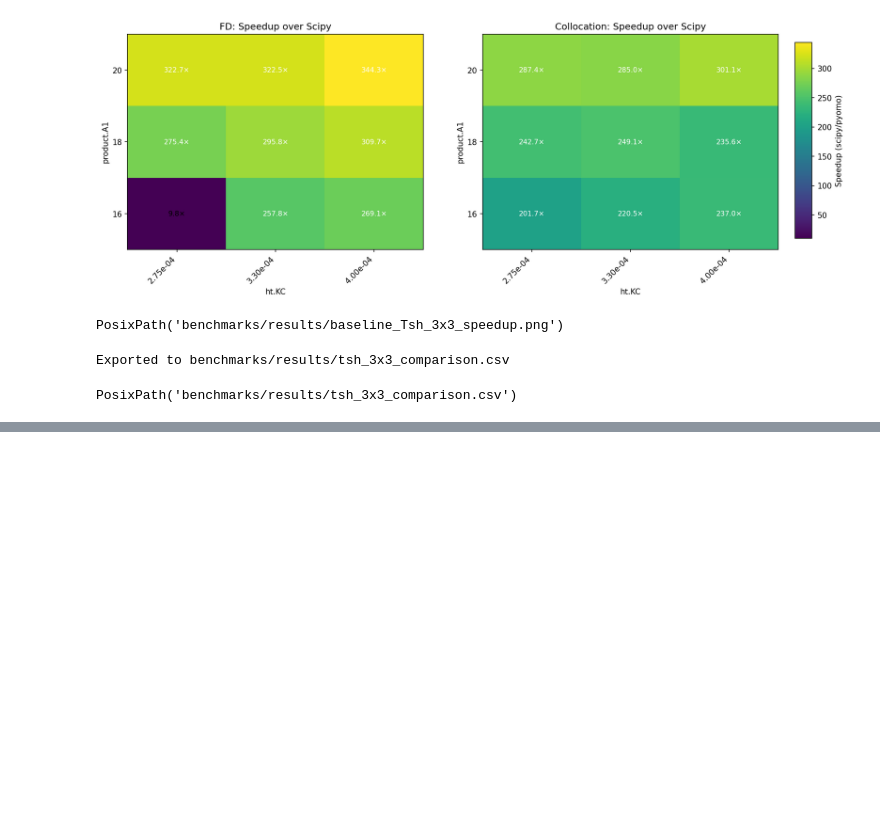
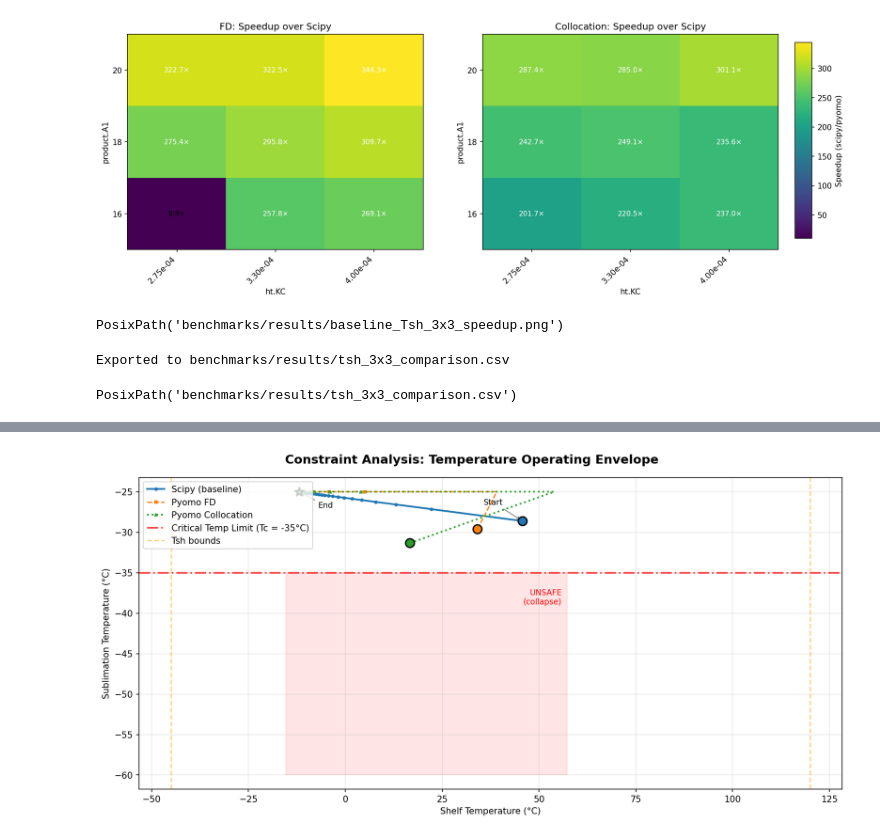
Before and after one commit to SECQUOIA/LyoPRONTO, a Jupyter notebook: benchmarks/grid_analysis.ipynb, the cells around one changed output, grey strips where cells are left out. Cells and saved outputs as stored; diff of their text form; code cells hidden in the pictures; blank space fills up the shorter version.

```diff
--- a/benchmarks/grid_analysis.ipynb
+++ b/benchmarks/grid_analysis.ipynb
@@ -302,0 +565,79 @@ PosixPath('benchmarks/results/tsh_3x3_comparison.csv')
+# %%
+# Highlight constraint regions and key physical constraints
+# This visualization shows where constraints are active
+
+fig, ax = plt.subplots(figsize=(12, 6))
+fig.suptitle('Constraint Analysis: Temperature Operating Envelope', fontsize=14, fontweight='bold')
+
+# Plot Tsub vs Tsh (operating envelope)
+ax.plot(scipy_traj[:, TSH_IDX], scipy_traj[:, TSUB_IDX], '-', color=colors['scipy'],
+        label=labels['scipy'], linewidth=2, marker='o', markersize=3, markevery=50)
+ax.plot(fd_traj[:, TSH_IDX], fd_traj[:, TSUB_IDX], '--', color=colors['fd'],
+        label=labels['fd'], linewidth=1.5, marker='s', markersize=3, markevery=5)
+ax.plot(colloc_traj[:, TSH_IDX], colloc_traj[:, TSUB_IDX], ':', color=colors['colloc'],
+        label=labels['colloc'], linewidth=2, marker='^', markersize=3, markevery=5)
+
+# Mark start and end points
+for traj, c, name in [(scipy_traj, colors['scipy'], 'scipy'),
+                       (fd_traj, colors['fd'], 'fd'),
+                       (colloc_traj, colors['colloc'], 'colloc')]:
+    ax.scatter(traj[0, TSH_IDX], traj[0, TSUB_IDX], color=c, s=100, marker='o',
+               edgecolors='black', linewidths=1.5, zorder=5)
+    ax.scatter(traj[-1, TSH_IDX], traj[-1, TSUB_IDX], color=c, s=100, marker='*',
+               edgecolors='black', linewidths=1.5, zorder=5)
+
+# Add constraint regions
+# Critical temperature limit (product-dependent, typically -35 to -40°C)
+ax.axhline(y=-35, color='red', linestyle='-.', alpha=0.7, linewidth=2, label='Critical Temp Limit (Tc = -35°C)')
+ax.fill_between(ax.get_xlim(), -35, -60, color='red', alpha=0.1)
+ax.text(ax.get_xlim()[1] - 5, -37, 'UNSAFE\n(collapse)', ha='right', va='top', fontsize=9, color='red')
+
+# Shelf temperature bounds (from optimization)
+ax.axvline(x=-45, color='orange', linestyle='--', alpha=0.5, linewidth=1.5, label='Tsh bounds')
+ax.axvline(x=120, color='orange', linestyle='--', alpha=0.5, linewidth=1.5)
+
+ax.set_xlabel('Shelf Temperature (°C)')
+ax.set_ylabel('Sublimation Temperature (°C)')
+ax.legend(loc='upper left')
+ax.grid(True, alpha=0.3)
+
+# Add annotation for trajectory direction
+ax.annotate('Start', xy=(scipy_traj[0, TSH_IDX], scipy_traj[0, TSUB_IDX]),
+            xytext=(scipy_traj[0, TSH_IDX] - 10, scipy_traj[0, TSUB_IDX] + 2),
+            arrowprops=dict(arrowstyle='->', color='gray'), fontsize=9)
+ax.annotate('End', xy=(scipy_traj[-1, TSH_IDX], scipy_traj[-1, TSUB_IDX]),
+            xytext=(scipy_traj[-1, TSH_IDX] + 5, scipy_traj[-1, TSUB_IDX] - 2),
+            arrowprops=dict(arrowstyle='->', color='gray'), fontsize=9)
+
+plt.tight_layout()
+out_path3 = repo_root / 'benchmarks' / 'results' / 'constraint_analysis.png'
+plt.savefig(out_path3, dpi=150, bbox_inches='tight')
+display(Image(filename=str(out_path3)))
+print(f"\nSaved to: {out_path3}")
+
+# Print constraint summary
+print("\n" + "=" * 50)
+print("CONSTRAINT SUMMARY")
+print("=" * 50)
+print(f"\nShelf Temperature Bounds: [{-45}, {120}] °C")
+print(f"Chamber Pressure: Fixed at 100 mTorr (0.1 Torr)")
+print(f"Dryness Target: ≥98.9%")
+print(f"Critical Temperature (Tc): -35°C (product-dependent)")
+
+# Check if any trajectory violates constraints
+for name, traj in [('Scipy', scipy_traj), ('FD', fd_traj), ('Colloc', colloc_traj)]:
+    min_tsub = traj[:, TSUB_IDX].min()
+    max_tsh = traj[:, TSH_IDX].max()
+    final_dried = traj[-1, DRIED_IDX] * 100
+    violations = []
+    if min_tsub < -35:
+        violations.append(f"Tsub below Tc ({min_tsub:.1f}°C)")
+    if max_tsh > 120:
+        violations.append(f"Tsh above max ({max_tsh:.1f}°C)")
+    if final_dried < 98.9:
+        violations.append(f"Dryness not met ({final_dried:.1f}%)")
+
+    status = "✓ All constraints satisfied" if not violations else "⚠ " + ", ".join(violations)
+    print(f"\n{name}: {status}")
+# %% [output]
+[figure, added]
```
Also changed, not shown: parts of 6 cells of this notebook, 1 other file.
